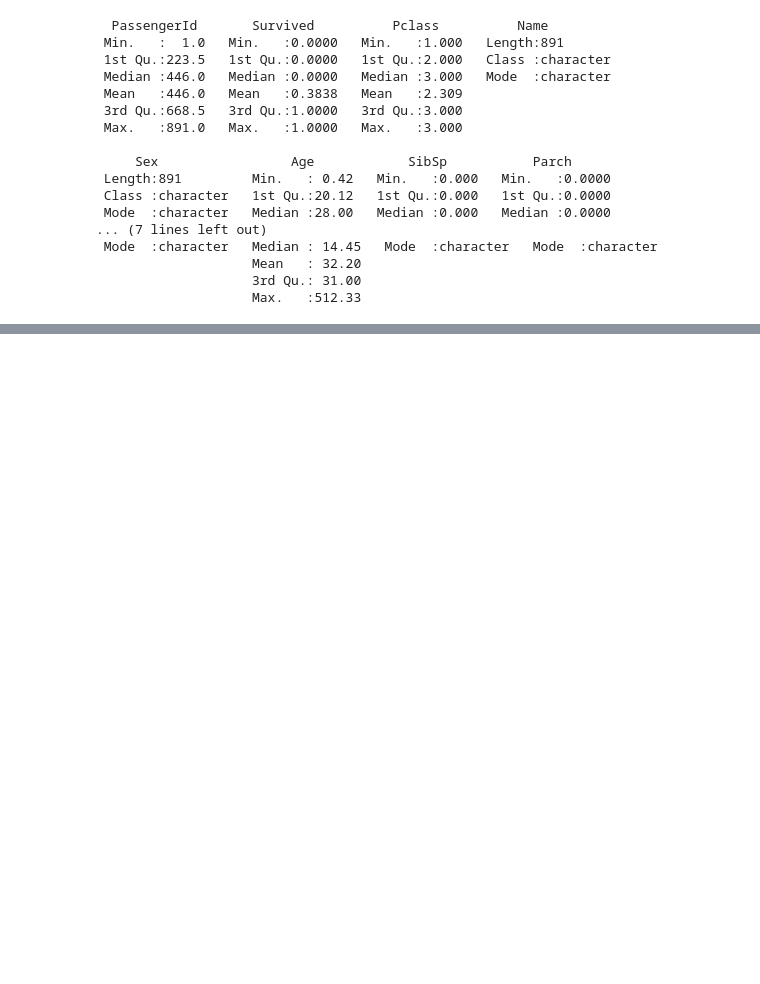
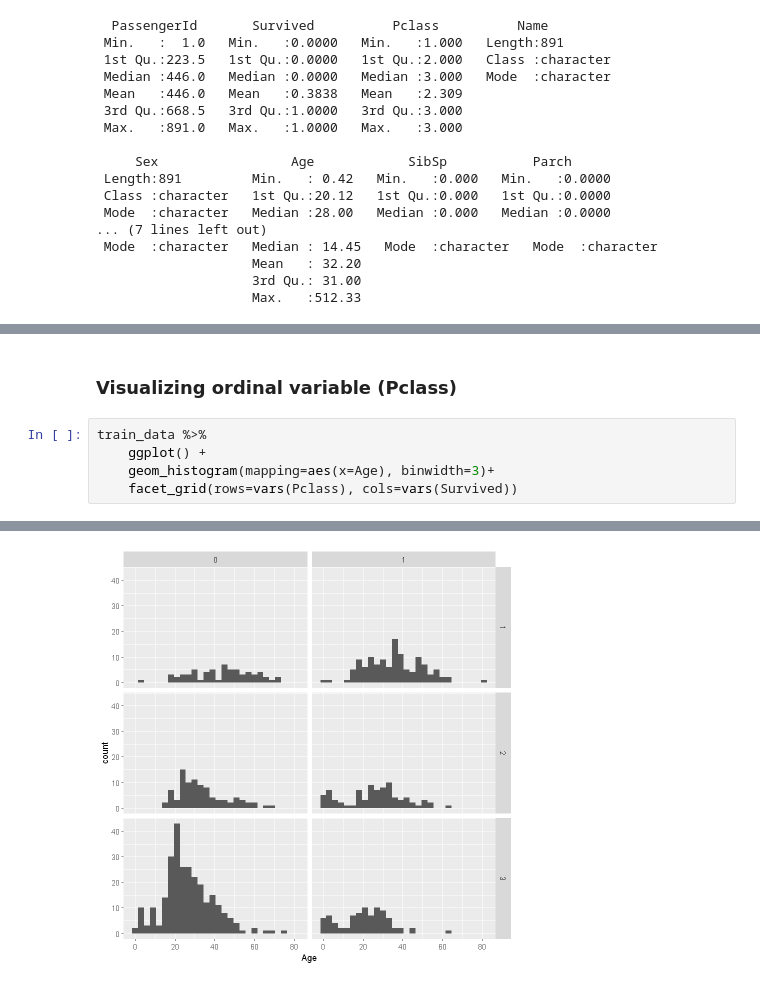
Before and after one commit to gli81/kaggle, a Jupyter notebook: Titanic-Machine-Learning-from-Disaster/titanicR.ipynb, the cells around one changed output, grey strips where cells are left out. Cells and saved outputs as stored; diff of their text form; blank space fills up the shorter version.

```diff
--- a/Titanic-Machine-Learning-from-Disaster/titanicR.ipynb
+++ b/Titanic-Machine-Learning-from-Disaster/titanicR.ipynb
@@ -146,0 +218,8 @@ summary(train_data)
+# %% [markdown]
+### Visualizing ordinal variable (Pclass)
+# %%
+train_data %>%
+    ggplot() +
+    geom_histogram(mapping=aes(x=Age), binwidth=3)+
+    facet_grid(rows=vars(Pclass), cols=vars(Survived))
+# %% [output]
@@ -146,0 +228 @@ summary(train_data)
+[figure, added]
```
Also changed, not shown: parts of 22 cells of this notebook.
